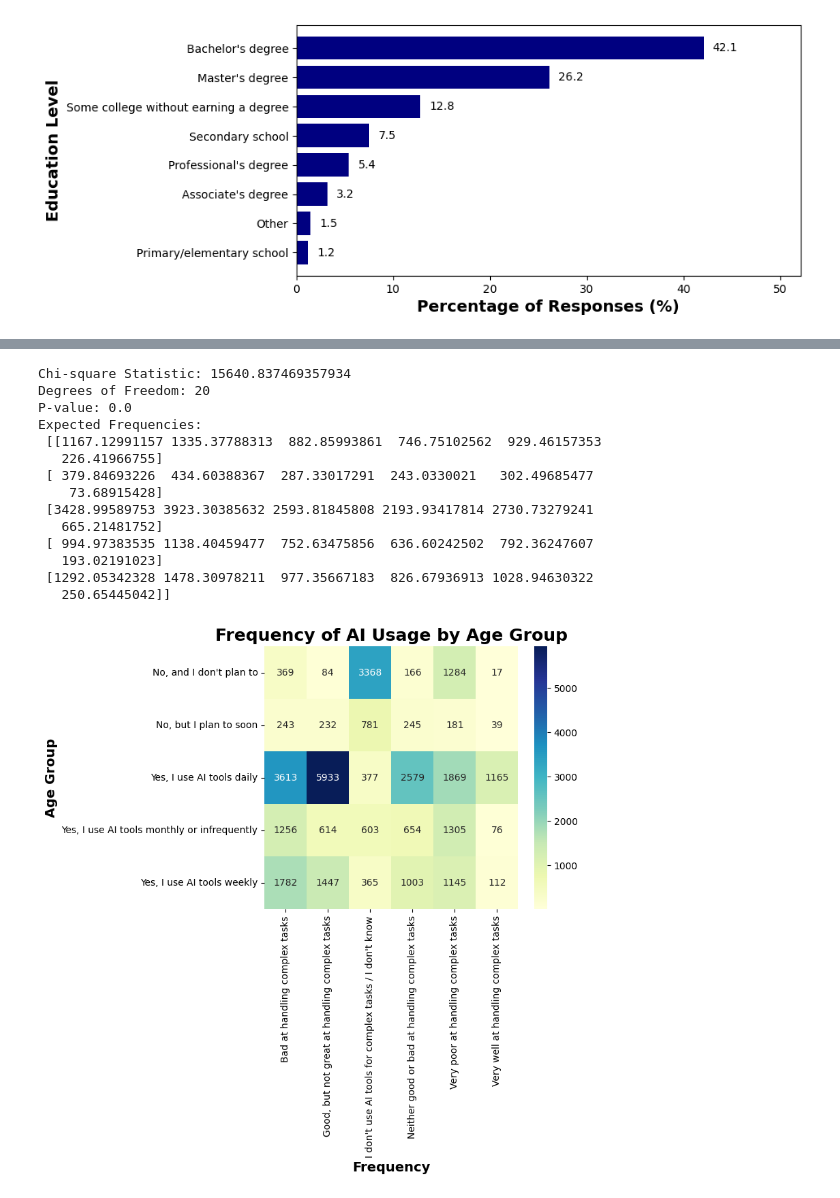
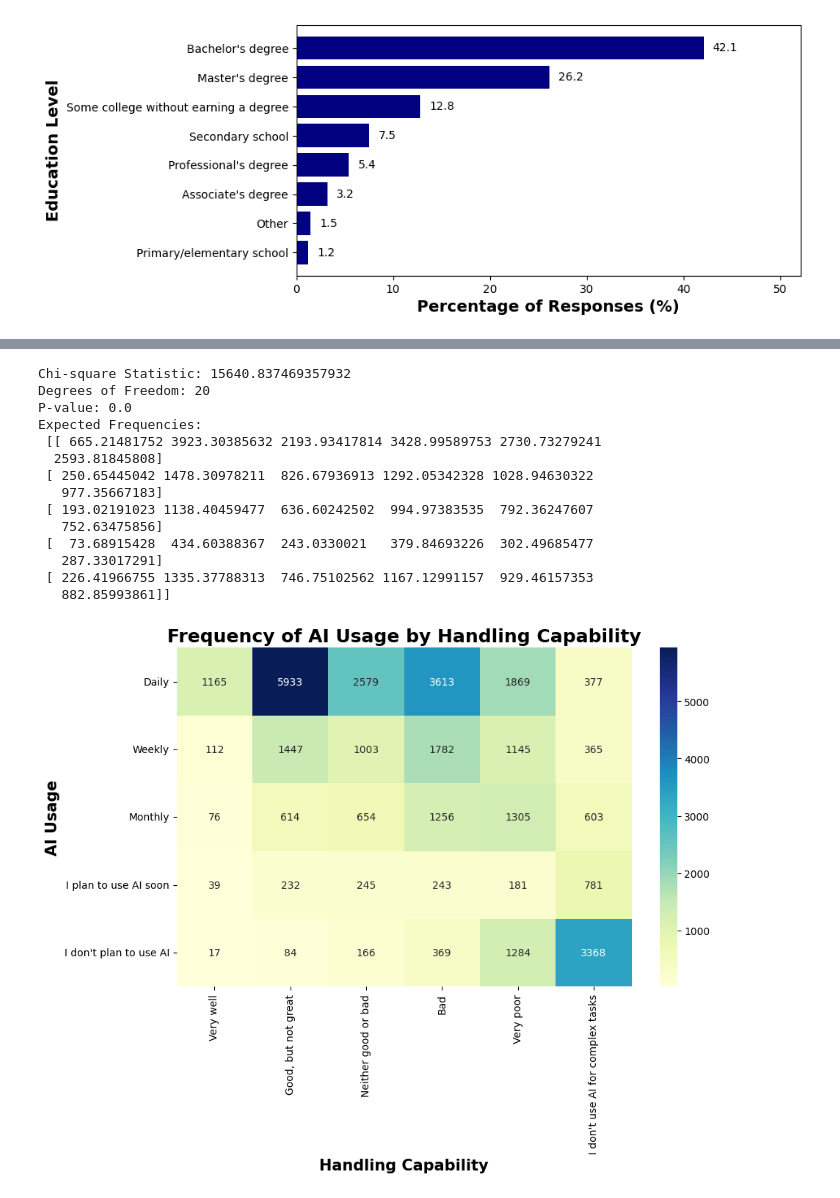
Before and after one commit to huyqng1412/stackoverflow_2025_project, a Jupyter notebook: so2025_vis.ipynb, the cells around one changed output, grey strips where cells are left out. Cells and saved outputs as stored; diff of their text form; code cells hidden in the pictures.

```diff
--- a/so2025_vis.ipynb
+++ b/so2025_vis.ipynb
@@ -211,10 +211,19 @@ plt.show()
 [figure]
 # %%
 queryAI = """
-    select REPLACE(REPLACE(Age, ' years old', ''), '65 years or older', ' >=65') AS Age,
+    select REPLACE(REPLACE(Age, ' years old', ''), '65 years or older', '>=65') AS Age,
             Workexp as 'YrsOfExp',
-            aiselect,
-            aicomplex,
+             CASE
+                WHEN LOWER(aiselect) LIKE '%every day%'
+                    OR LOWER(aiselect) LIKE '%daily%' THEN 'Daily'
+                WHEN LOWER(aiselect) LIKE '%week%' THEN 'Weekly'
+                WHEN LOWER(aiselect) LIKE '%month%' THEN 'Monthly'
+                WHEN LOWER(aiselect) LIKE '%plan to soon%' THEN 'I plan to use AI soon'
+                WHEN LOWER(aiselect) LIKE '%don''t plan%'
+                    OR LOWER(aiselect) LIKE '%never%' THEN 'I don''t plan to use AI'
+                ELSE aiselect
+            END AS AISelect,
+            replace(replace(aicomplex, ' at handling complex tasks', ''), 'I don''t use AI tools for complex tasks / I don''t know' , 'I don''t use AI for complex tasks') as AIComplex,
             aiacc,
             aisent
     from data
@@ -242,4 +251,9 @@ resultAI
 32907 rows × 6 columns
+# %%
+order = ["Daily", "Weekly", "Monthly", "I plan to use AI soon", "I don't plan to use AI"]
+order2 = ["Very well", "Good, but not great", "Neither good or bad", "Bad", "Very poor", "I don't use AI for complex tasks"]
+order3 = ["18-24", "25-34", "35-44", "45-54", "55-64", ">=65"]
+order4 = ["Highly trust", "Somewhat trust", "Neither trust nor distrust", "Somewhat distrust", "Highly distrust"]
 # %%
 resultAI.to_csv("ai_use.csv")
 # %%
@@ -292,6 +306,6 @@ plt.show()
 # the frequency of AI usage (AISelect) and
 # the complexity of AI in handling complex tasks (AIComplex) that devs find.
 # %%
-contigency2 = pd.crosstab(resultAI['AISelect'], resultAI['AIComplex'])
+contigency2 = pd.crosstab(resultAI['AISelect'], resultAI['AIComplex']).reindex(index=order, columns=order2)
 display(contigency2)
 # %% [output]
@@ -310,27 +324,27 @@ print("Degrees of Freedom:", dof)
 print("P-value:", p)
 print("Expected Frequencies:\n", expected)
 # %% [output]
-Chi-square Statistic: 15640.837469357934
+Chi-square Statistic: 15640.837469357932
 Degrees of Freedom: 20
 P-value: 0.0
 Expected Frequencies:
- [[1167.12991157 1335.37788313  882.85993861  746.75102562  929.46157353
-   226.41966755]
- [ 379.84693226  434.60388367  287.33017291  243.0330021   302.49685477
-    73.68915428]
- [3428.99589753 3923.30385632 2593.81845808 2193.93417814 2730.73279241
-   665.21481752]
- [ 994.97383535 1138.40459477  752.63475856  636.60242502  792.36247607
-   193.02191023]
- [1292.05342328 1478.30978211  977.35667183  826.67936913 1028.94630322
-   250.65445042]]
+ [[ 665.21481752 3923.30385632 2193.93417814 3428.99589753 2730.73279241
+  2593.81845808]
+ [ 250.65445042 1478.30978211  826.67936913 1292.05342328 1028.94630322
+   977.35667183]
+ [ 193.02191023 1138.40459477  636.60242502  994.97383535  792.36247607
+   752.63475856]
+ [  73.68915428  434.60388367  243.0330021   379.84693226  302.49685477
+   287.33017291]
+ [ 226.41966755 1335.37788313  746.75102562 1167.12991157  929.46157353
+   882.85993861]]
 # %%
-plt.figure(figsize=(6, 5))
+plt.figure(figsize=(10, 6))
 sns.heatmap(contigency2, annot=True, fmt="d", cmap="YlGnBu")
 
-plt.title("Frequency of AI Usage by Age Group", fontsize = 18, fontweight = 'bold')
-plt.xlabel("Frequency", fontsize = 14, fontweight = 'bold')
-plt.ylabel("Age Group", fontsize = 14, fontweight = 'bold')
+plt.title("Frequency of AI Usage by Handling Capability", fontsize = 18, fontweight = 'bold')
+plt.xlabel("Handling Capability", fontsize = 15, fontweight = 'bold')
+plt.ylabel("AI Usage", fontsize = 15, fontweight = 'bold')
 plt.show()
 # %% [output]
-[figure, old version]
+[figure, new version]
```
Also changed, not shown: parts of 11 cells of this notebook, 1 other file.
